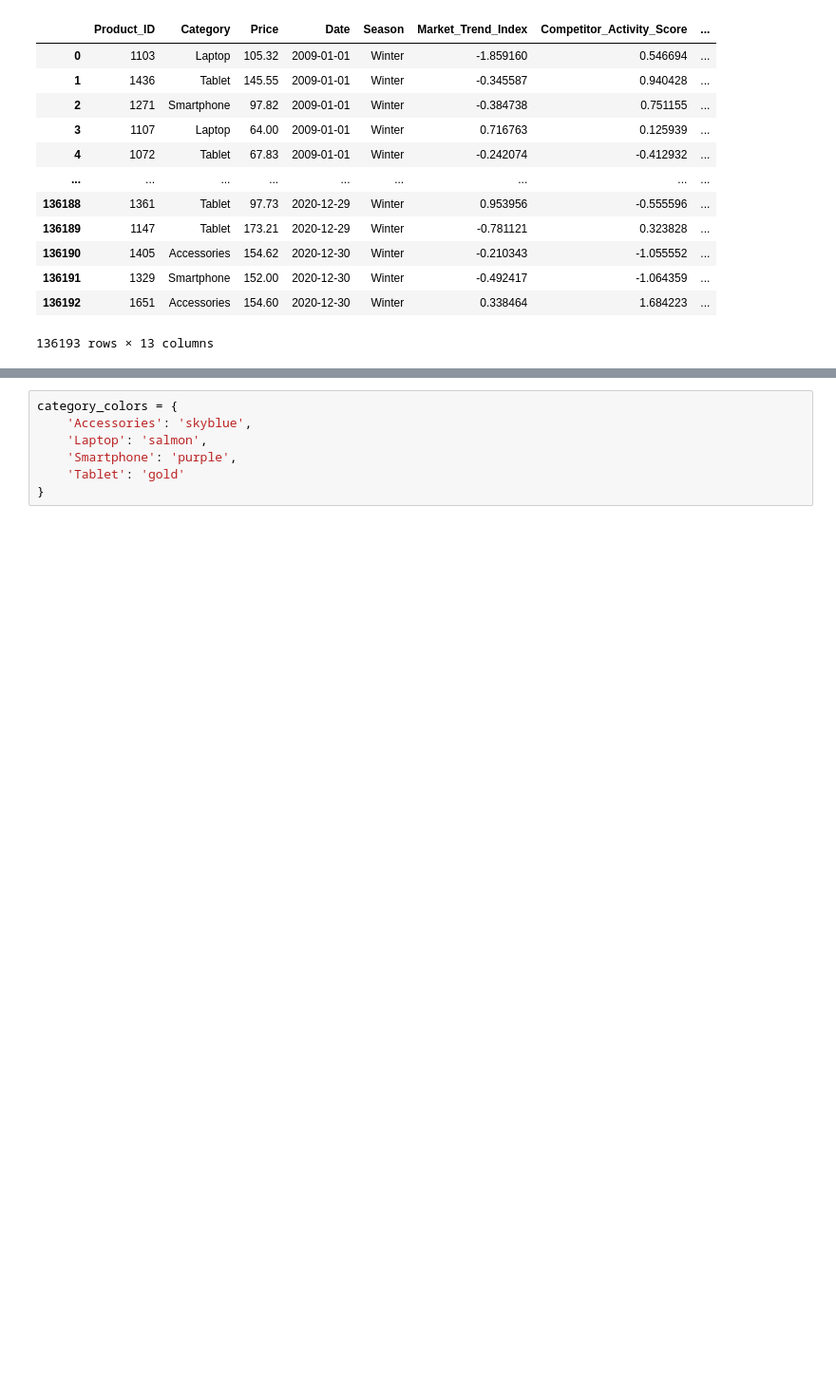
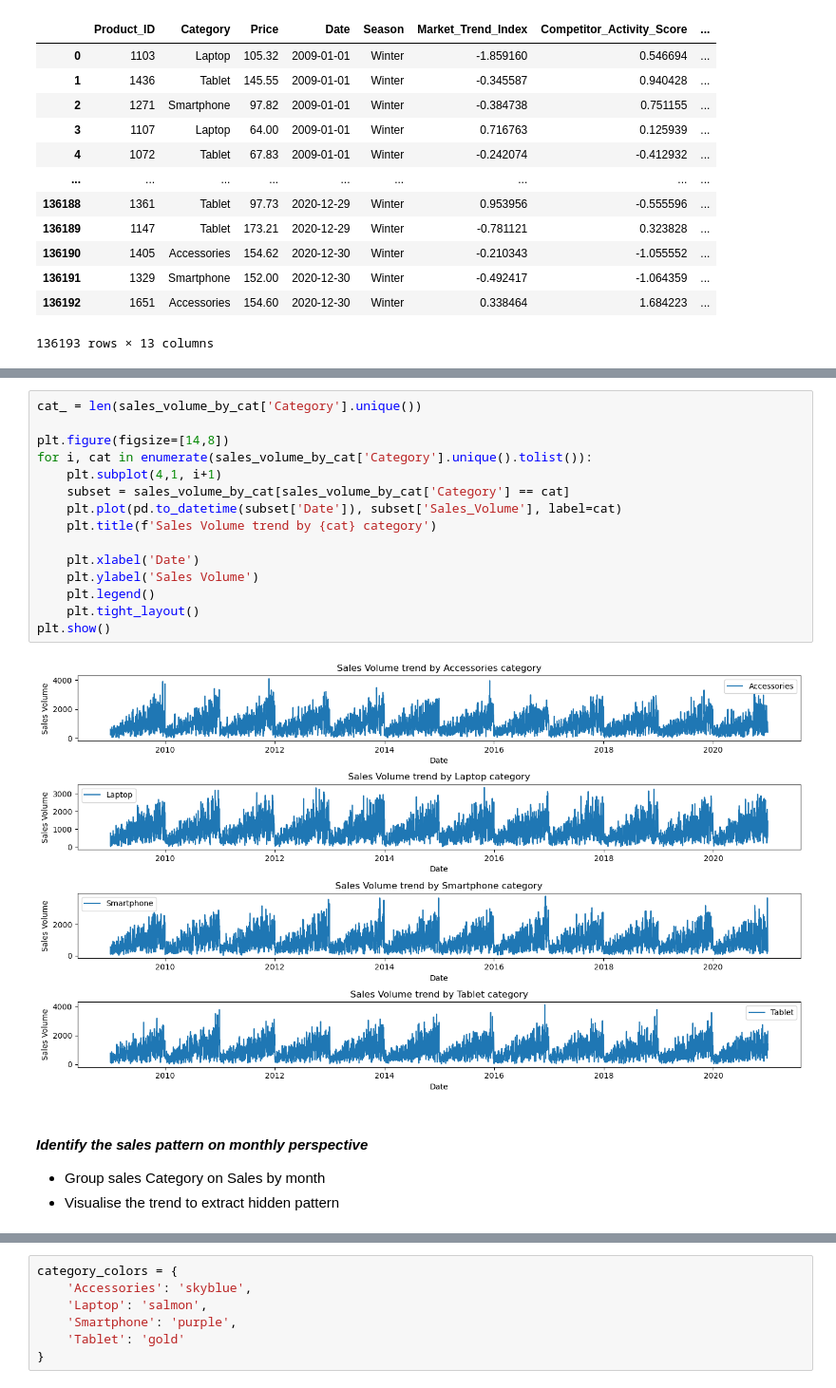
Before and after one commit to abahjohn0411/ElectroTech-Sales-Forecast, a Jupyter notebook: EDA/Analysis.ipynb, the cells around one changed output, grey strips where cells are left out. Shown at 95% size. Cells and saved outputs as stored; diff of their text form; blank space fills up the shorter version.

```diff
--- a/EDA/Analysis.ipynb
+++ b/EDA/Analysis.ipynb
@@ -99,0 +138,21 @@ df
+# %%
+cat_ = len(sales_volume_by_cat['Category'].unique())
+
+plt.figure(figsize=[14,8])
+for i, cat in enumerate(sales_volume_by_cat['Category'].unique().tolist()):
+    plt.subplot(4,1, i+1)
+    subset = sales_volume_by_cat[sales_volume_by_cat['Category'] == cat]
+    plt.plot(pd.to_datetime(subset['Date']), subset['Sales_Volume'], label=cat)
+    plt.title(f'Sales Volume trend by {cat} category')
+
+    plt.xlabel('Date')
+    plt.ylabel('Sales Volume')
+    plt.legend()
+    plt.tight_layout()
+plt.show()
+# %% [output]
+[figure, added]
+# %% [markdown]
+#### *Identify the sales pattern on monthly perspective*
+- Group sales Category on Sales by month
+- Visualise the trend to extract hidden pattern
```
Also changed, not shown: parts of 16 cells of this notebook.
